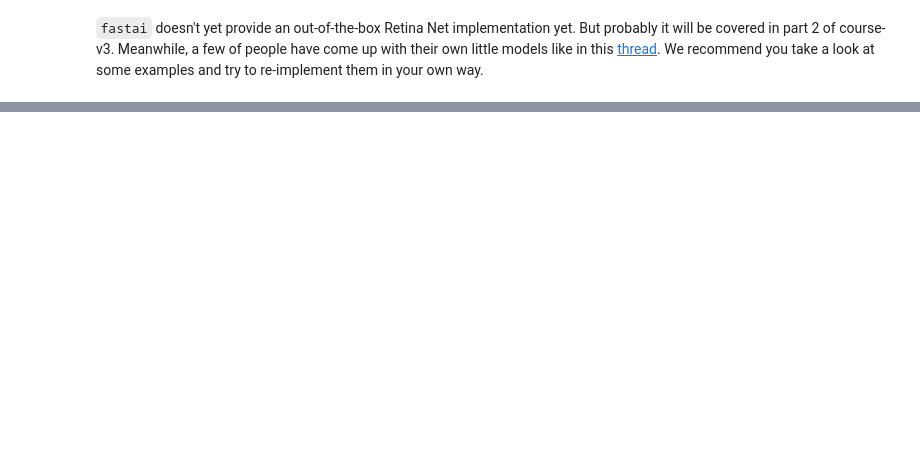
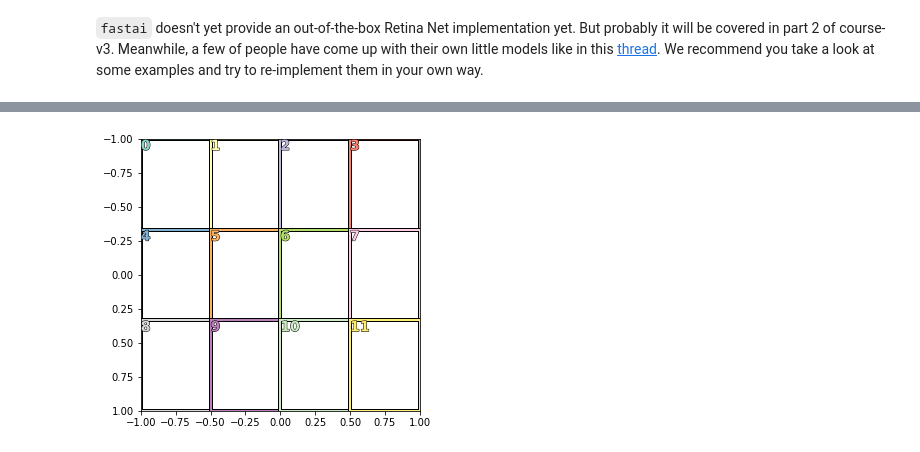
Before and after one commit to Machine-Learning-Tokyo/MLT-x-fastai, a Jupyter notebook: mini-lessons/vision/pneumonia.ipynb, the cells around one changed output, grey strips where cells are left out. Saved outputs shown, nothing was run; the diff lists cells and outputs as text; code cells hidden in the pictures; blank space fills up the shorter version.

```diff
--- a/mini-lessons/vision/pneumonia.ipynb
+++ b/mini-lessons/vision/pneumonia.ipynb
@@ -246,0 +451,4 @@ data.show_batch()
+# %%
+show_boxes(anchors)
+# %% [output]
+[figure, added]
```
Also changed, not shown: parts of 54 cells of this notebook.
